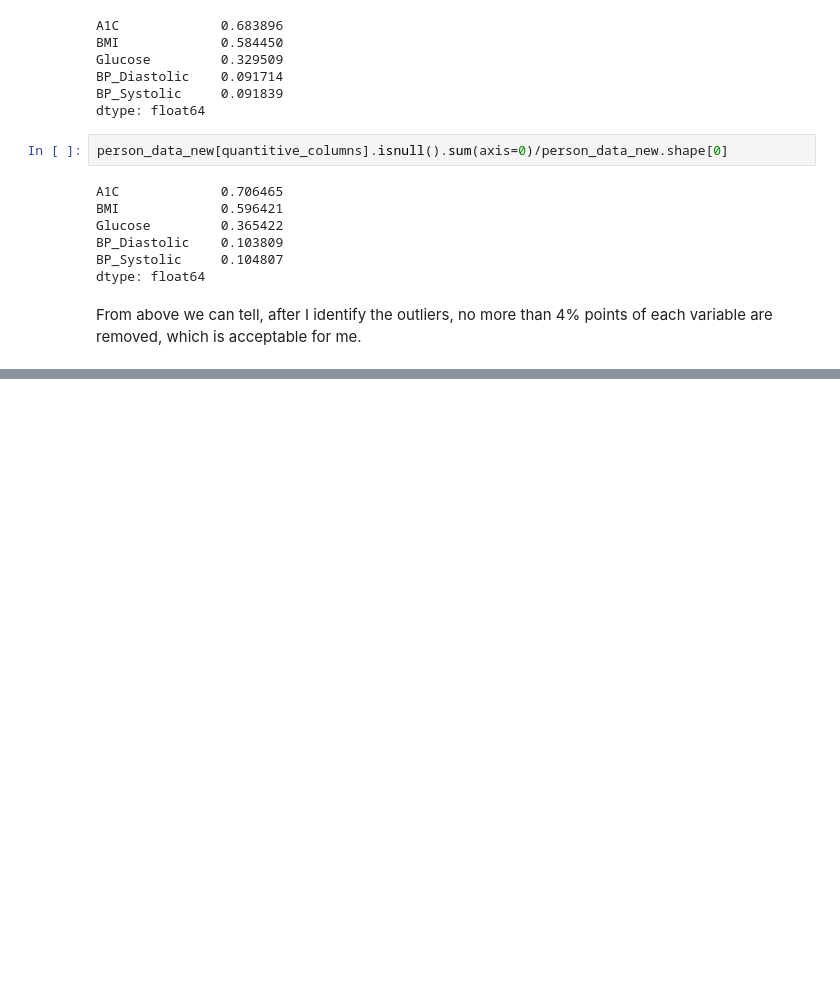
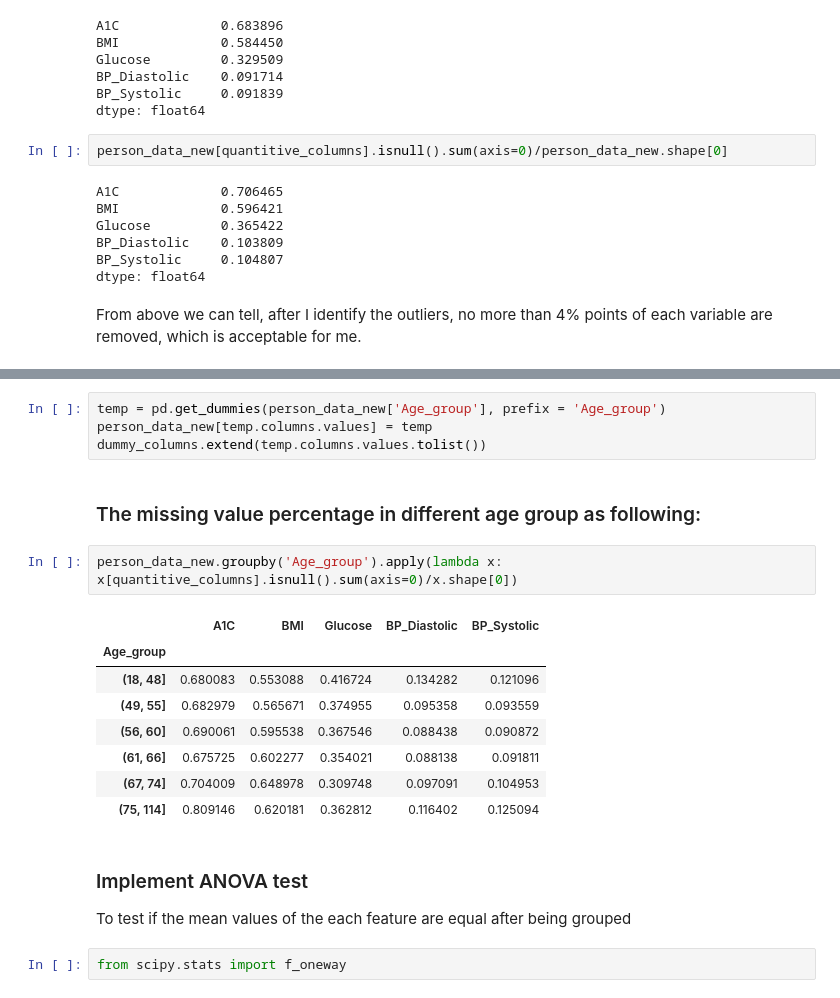
Before and after one commit to MATH497project/MATH497-DiabeticRetinopathy, a Jupyter notebook: MissingValue_Outlier_exploratory.ipynb, the cells around one changed output, grey strips where cells are left out. Saved outputs shown, nothing was run; the diff lists cells and outputs as text; blank space fills up the shorter version.

```diff
--- a/MissingValue_Outlier_exploratory.ipynb
+++ b/MissingValue_Outlier_exploratory.ipynb
@@ -148,0 +222,22 @@ plt.show()
+# %%
+temp = pd.get_dummies(person_data_new['Age_group'], prefix = 'Age_group')
+person_data_new[temp.columns.values] = temp
+dummy_columns.extend(temp.columns.values.tolist())
+# %% [markdown]
+### The missing value percentage in different age group as following:
+# %%
+person_data_new.groupby('Age_group').apply(lambda x: x[quantitive_columns].isnull().sum(axis=0)/x.shape[0])
+# %% [output]
+|  | A1C | BMI | Glucose | BP_Diastolic | BP_Systolic |
+| Age_group |  |  |  |  |  |
+| (18, 48] | 0.680083 | 0.553088 | 0.416724 | 0.134282 | 0.121096 |
+| (49, 55] | 0.682979 | 0.565671 | 0.374955 | 0.095358 | 0.093559 |
+| (56, 60] | 0.690061 | 0.595538 | 0.367546 | 0.088438 | 0.090872 |
+| (61, 66] | 0.675725 | 0.602277 | 0.354021 | 0.088138 | 0.091811 |
+| (67, 74] | 0.704009 | 0.648978 | 0.309748 | 0.097091 | 0.104953 |
+| (75, 114] | 0.809146 | 0.620181 | 0.362812 | 0.116402 | 0.125094 |
+# %% [markdown]
+### Implement ANOVA test
+To test if the mean values of the each feature are equal after being grouped
+# %%
+from scipy.stats import f_oneway
```
Also changed, not shown: parts of 58 cells of this notebook.
